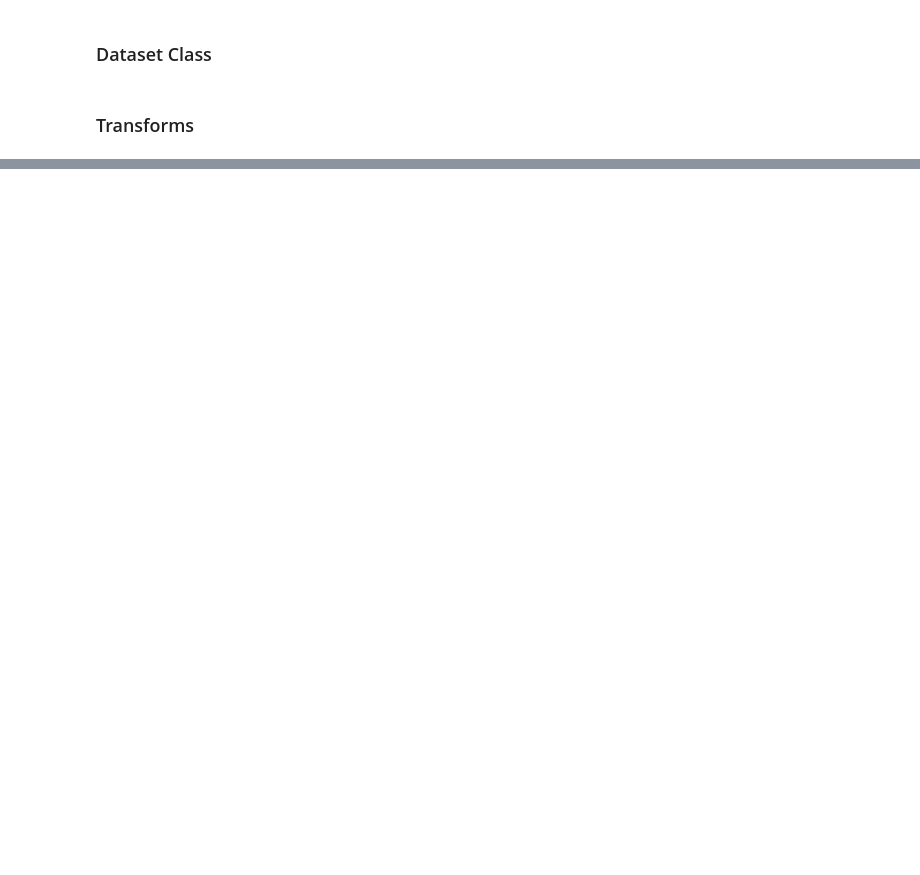
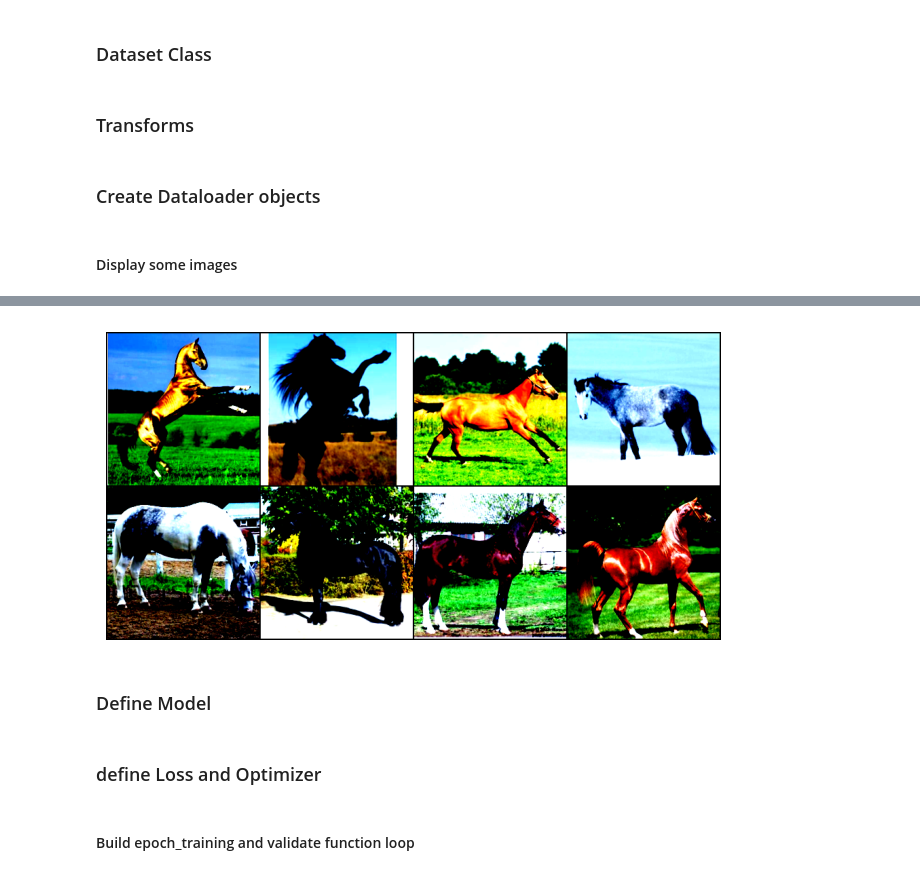
Before and after one commit to Arwa787/week4, a Jupyter notebook: W4_DL/project/project.ipynb, the cells around one changed output, grey strips where cells are left out. Drawn from its saved outputs; the diff is of its cells as text; code cells hidden in the pictures; blank space fills up the shorter version.

```diff
--- a/W4_DL/project/project.ipynb
+++ b/W4_DL/project/project.ipynb
@@ -89 +201,3 @@ basic_transform = transforms.Compose([
 ])
+# %% [markdown]
+### Create Dataloader objects
@@ -89,0 +214,44 @@ basic_transform = transforms.Compose([
+# %%
+from torch.utils.data import DataLoader, WeightedRandomSampler
+
+
+train_dataset = HorseDataset(train_df, path, transform=transform)
+val_dataset   = HorseDataset(val_df, path, transform=transform)
+test_dataset  = HorseDataset(test_df, path, transform=transform)
+
+train_loader = DataLoader(
+    train_dataset,
+    batch_size=16,
+    sampler=train_sampler,
+    num_workers=2
+)
+
+val_loader = DataLoader(
+    val_dataset,
+    batch_size=32,
+    shuffle=False,
+    num_workers=2
+)
+
+test_loader = DataLoader(
+    test_dataset,
+    batch_size=32,
+    shuffle=False,
+    num_workers=2
+)
+# %% [markdown]
+#### Display some images
+# %%
+import torchvision
+import matplotlib.pyplot as plt
+
+
+images, labels = next(iter(train_loader))
+
+grid = torchvision.utils.make_grid(images[:8], nrow=4)
+
+plt.figure(figsize=(8, 4))
+plt.imshow(grid.permute(1, 2, 0))
+plt.axis("off")
+plt.show()
+# %% [output]
@@ -89,0 +259,3 @@ basic_transform = transforms.Compose([
+[figure, added]
+# %% [markdown]
+### Define Model
@@ -89,0 +307,2 @@ basic_transform = transforms.Compose([
+# %% [markdown]
+### define Loss and Optimizer
@@ -89,0 +313,2 @@ basic_transform = transforms.Compose([
+# %% [markdown]
+#### Build epoch_training and validate function loop
```
Also changed, not shown: parts of 36 cells of this notebook.
